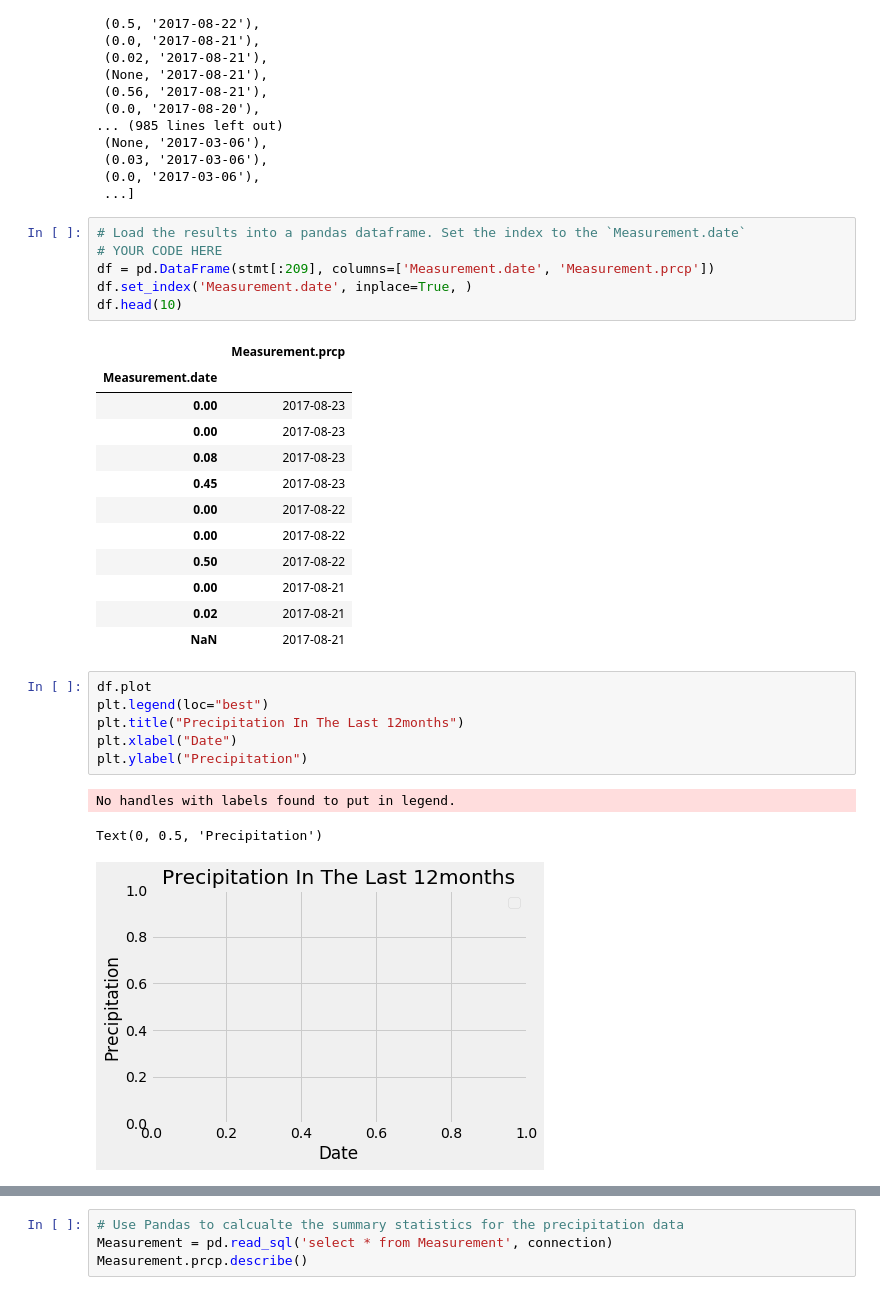
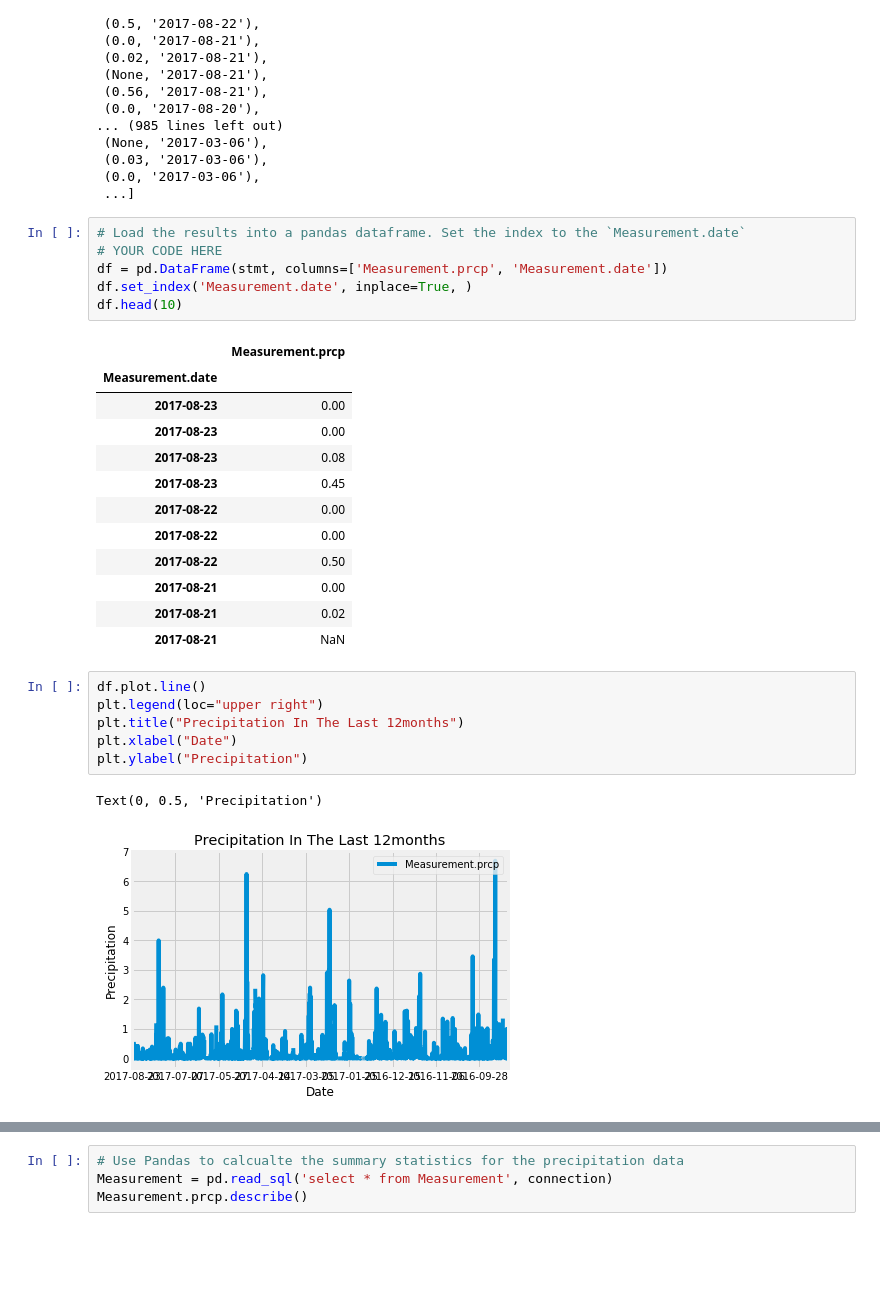
Before and after one commit to tonitiri/sqlalchemy-challenge, a Jupyter notebook: climate_starter.ipynb, the cells around one changed output, grey strips where cells are left out. Saved outputs shown, nothing was run; the diff lists cells and outputs as text; blank space fills up the shorter version.

```diff
--- a/climate_starter.ipynb
+++ b/climate_starter.ipynb
@@ -135,29 +139,28 @@ stmt
 # %%
 # Load the results into a pandas dataframe. Set the index to the `Measurement.date`
 # YOUR CODE HERE
-df = pd.DataFrame(stmt[:209], columns=['Measurement.date', 'Measurement.prcp'])
+df = pd.DataFrame(stmt, columns=['Measurement.prcp', 'Measurement.date'])
 df.set_index('Measurement.date', inplace=True, )
 df.head(10)
 # %% [output]
 |  | Measurement.prcp |
 | Measurement.date |  |
-| 0.00 | 2017-08-23 |
-| 0.00 | 2017-08-23 |
-| 0.08 | 2017-08-23 |
-| 0.45 | 2017-08-23 |
-| 0.00 | 2017-08-22 |
-| 0.00 | 2017-08-22 |
-| 0.50 | 2017-08-22 |
-| 0.00 | 2017-08-21 |
-| 0.02 | 2017-08-21 |
-| NaN | 2017-08-21 |
+| 2017-08-23 | 0.00 |
+| 2017-08-23 | 0.00 |
+| 2017-08-23 | 0.08 |
+| 2017-08-23 | 0.45 |
+| 2017-08-22 | 0.00 |
+| 2017-08-22 | 0.00 |
+| 2017-08-22 | 0.50 |
+| 2017-08-21 | 0.00 |
+| 2017-08-21 | 0.02 |
+| 2017-08-21 | NaN |
 # %%
-df.plot
-plt.legend(loc="best")
+df.plot.line()
+plt.legend(loc="upper right")
 plt.title("Precipitation In The Last 12months")
 plt.xlabel("Date")
 plt.ylabel("Precipitation")
 # %% [output]
-No handles with labels found to put in legend.
+Text(0, 0.5, 'Precipitation')
-Text(0, 0.5, 'Precipitation')
-[figure, old version]
+[figure, new version]
```
Also changed, not shown: parts of 6 cells of this notebook.
